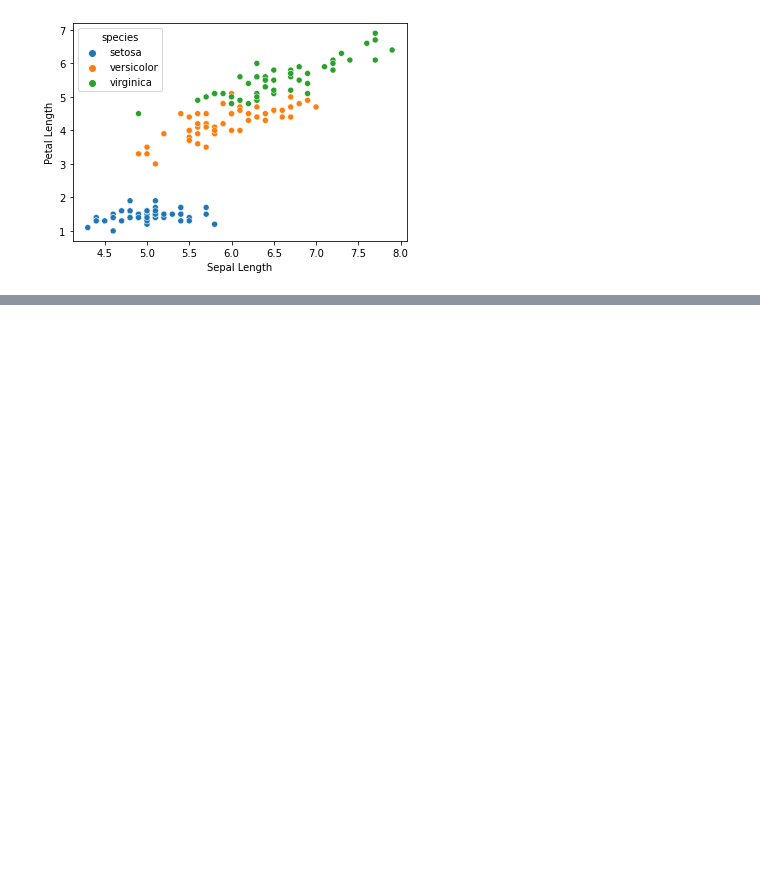
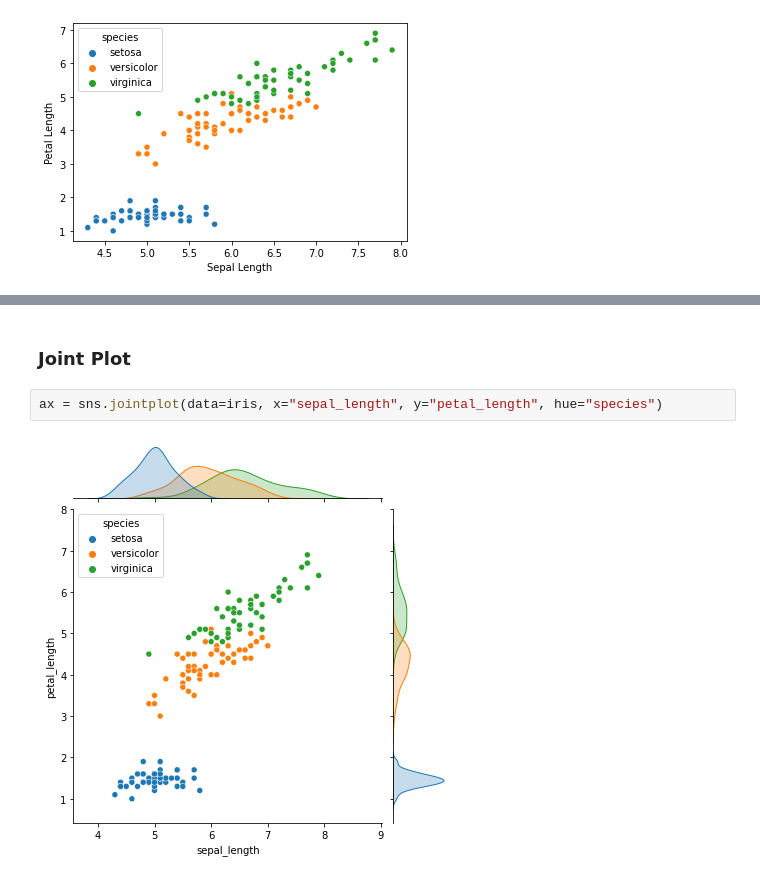
Before and after one commit to shaneahmed/StatswithPython, a Jupyter notebook: 03-DataVisualisation.ipynb, the cells around one changed output, grey strips where cells are left out. Drawn from its saved outputs; the diff is of its cells as text; blank space fills up the shorter version.

```diff
--- a/03-DataVisualisation.ipynb
+++ b/03-DataVisualisation.ipynb
@@ -206,0 +224,6 @@ _ = ax.set(xlabel='Sepal Length', ylabel='Petal Length')
+# %% [markdown]
+### Joint Plot
+# %%
+ax = sns.jointplot(data=iris, x="sepal_length", y="petal_length", hue="species")
+# %% [output]
+[figure, added]
```
Also changed, not shown: parts of 13 cells of this notebook.
